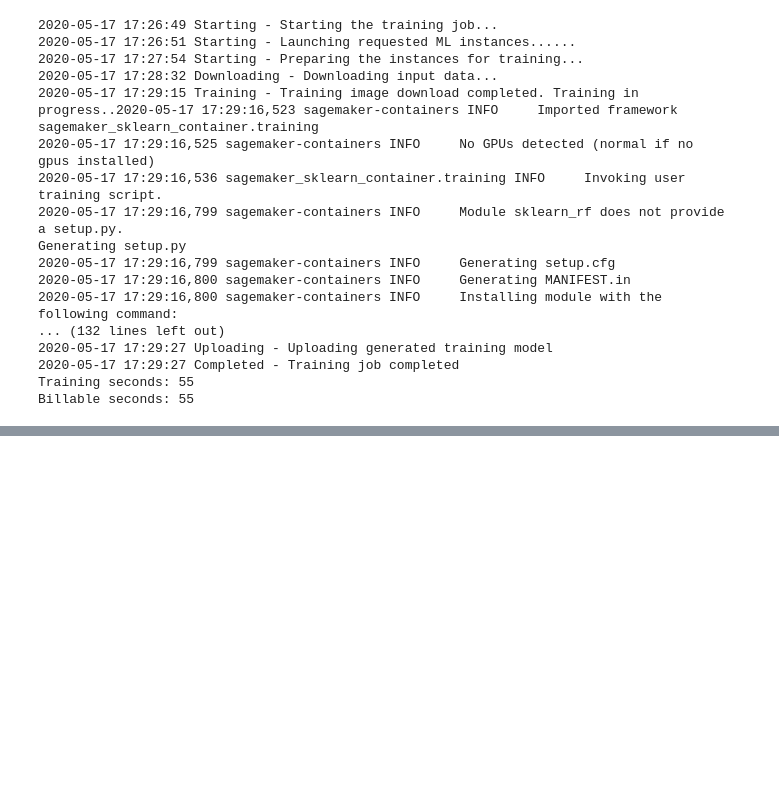
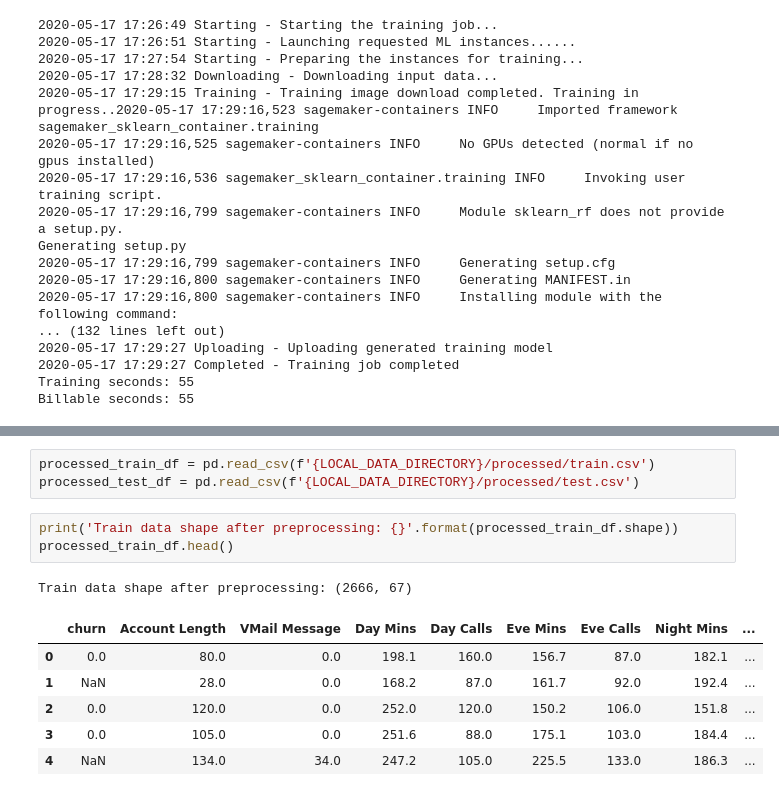
Before and after one commit to lpatruno/sagemaker-course, a Jupyter notebook: notebooks/ch03_interactive_model_training.ipynb, the cells around one changed output, grey strips where cells are left out. Drawn from its saved outputs; the diff is of its cells as text; blank space fills up the shorter version.

```diff
--- a/notebooks/ch03_interactive_model_training.ipynb
+++ b/notebooks/ch03_interactive_model_training.ipynb
@@ -228,0 +419,14 @@ Billable seconds: 55
+# %%
+processed_train_df = pd.read_csv(f'{LOCAL_DATA_DIRECTORY}/processed/train.csv')
+processed_test_df = pd.read_csv(f'{LOCAL_DATA_DIRECTORY}/processed/test.csv')
+# %%
+print('Train data shape after preprocessing: {}'.format(processed_train_df.shape))
+processed_train_df.head()
+# %% [output]
+Train data shape after preprocessing: (2666, 67)
+|  | churn | Account Length | VMail Message | Day Mins | Day Calls | Eve Mins | Eve Calls | Night Mins | ... |
+| 0 | 0.0 | 80.0 | 0.0 | 198.1 | 160.0 | 156.7 | 87.0 | 182.1 | ... |
+| 1 | NaN | 28.0 | 0.0 | 168.2 | 87.0 | 161.7 | 92.0 | 192.4 | ... |
+| 2 | 0.0 | 120.0 | 0.0 | 252.0 | 120.0 | 150.2 | 106.0 | 151.8 | ... |
+| 3 | 0.0 | 105.0 | 0.0 | 251.6 | 88.0 | 175.1 | 103.0 | 184.4 | ... |
+| 4 | NaN | 134.0 | 34.0 | 247.2 | 105.0 | 225.5 | 133.0 | 186.3 | ... |
```
Also changed, not shown: parts of 14 cells of this notebook.
